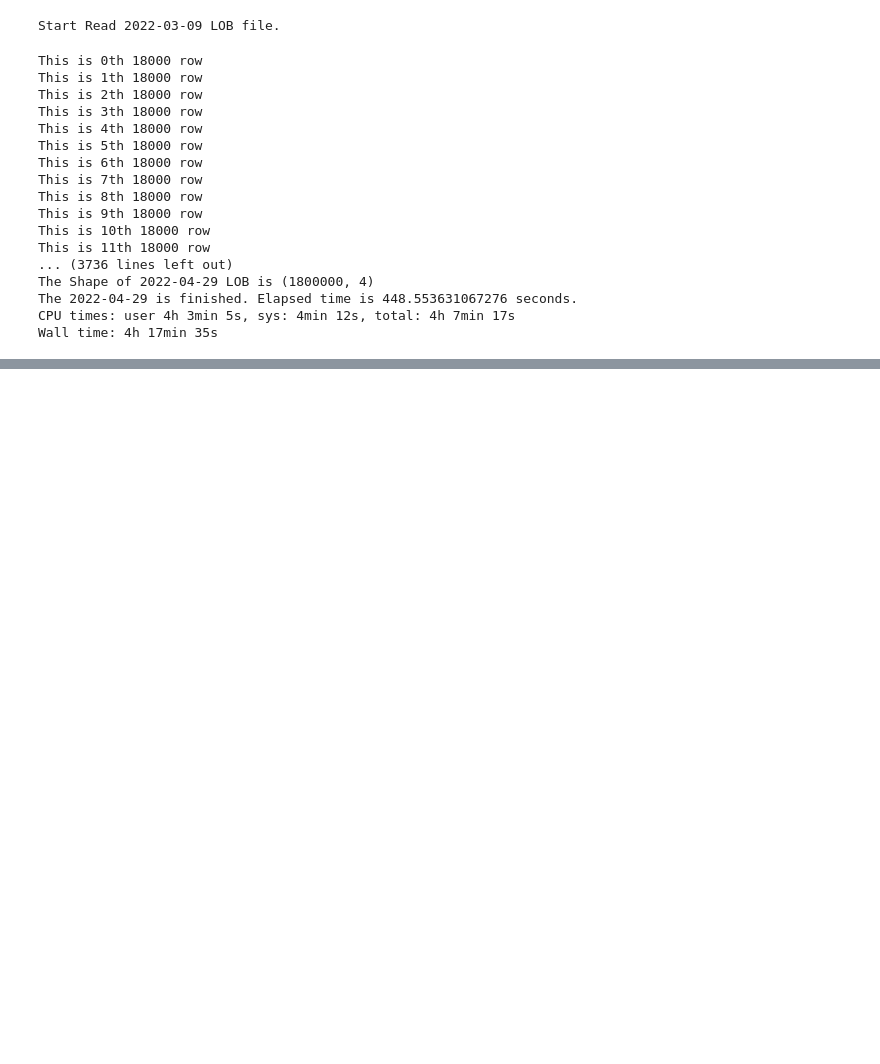
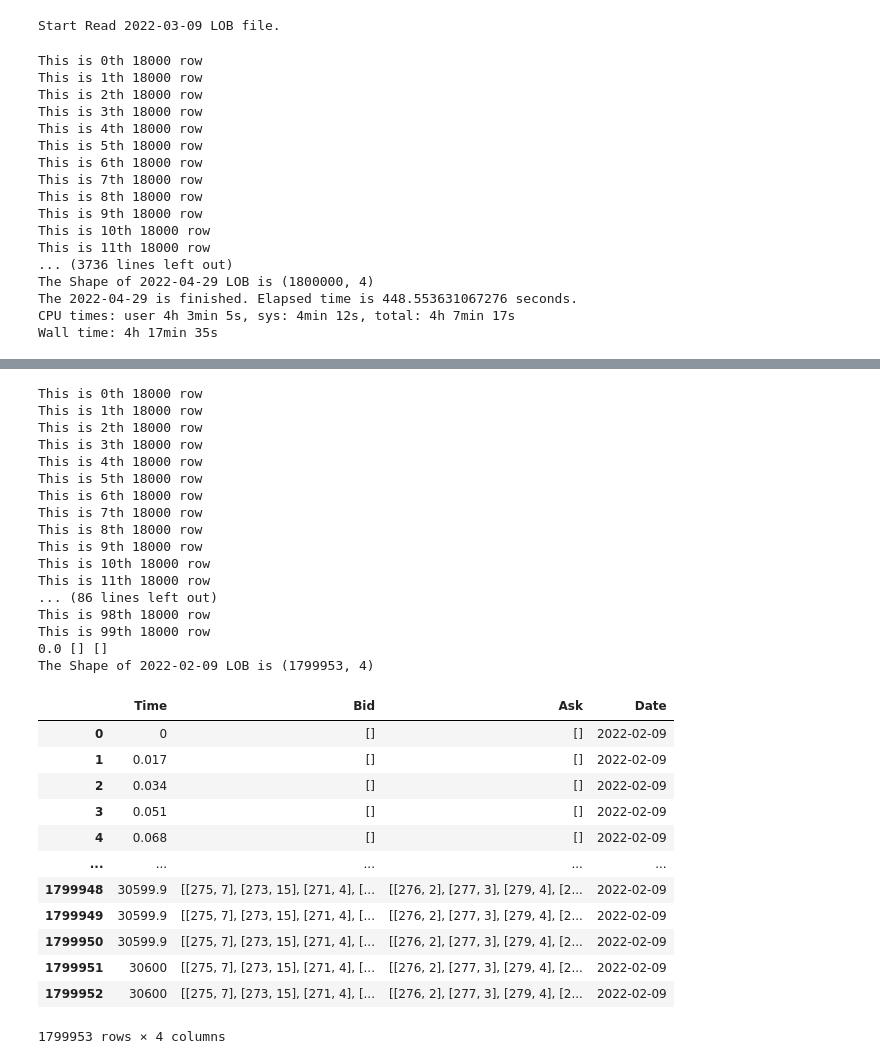
Before and after one commit to data-science-mini-project26/Mini_Project, a Jupyter notebook: Tianheng_Zhou/Tianheng-Zhou-New_Data_Wrangling_B03.ipynb, the cells around one changed output, grey strips where cells are left out. Cells and saved outputs as stored; diff of their text form; code cells hidden in the pictures; blank space fills up the shorter version.

```diff
--- a/Tianheng_Zhou/Tianheng-Zhou-New_Data_Wrangling_B03.ipynb
+++ b/Tianheng_Zhou/Tianheng-Zhou-New_Data_Wrangling_B03.ipynb
@@ -474,0 +655,33 @@ Wall time: 4h 17min 35s
+# %%
+Create_LOB_df_Improved(Read_LOB_Improved("TstB03_2022-02-09LOBs.txt"),'2022-02-09')
+# %% [output]
+This is 0th 18000 row
+This is 1th 18000 row
+This is 2th 18000 row
+This is 3th 18000 row
+This is 4th 18000 row
+This is 5th 18000 row
+This is 6th 18000 row
+This is 7th 18000 row
+This is 8th 18000 row
+This is 9th 18000 row
+This is 10th 18000 row
+This is 11th 18000 row
+... (86 lines left out)
+This is 98th 18000 row
+This is 99th 18000 row
+0.0 [] []
+The Shape of 2022-02-09 LOB is (1799953, 4)
+|  | Time | Bid | Ask | Date |
+| 0 | 0 | [] | [] | 2022-02-09 |
+| 1 | 0.017 | [] | [] | 2022-02-09 |
+| 2 | 0.034 | [] | [] | 2022-02-09 |
+| 3 | 0.051 | [] | [] | 2022-02-09 |
+| 4 | 0.068 | [] | [] | 2022-02-09 |
+| ... | ... | ... | ... | ... |
+| 1799948 | 30599.9 | [[275, 7], [273, 15], [271, 4], [... | [[276, 2], [277, 3], [279, 4], [2... | 2022-02-09 |
+| 1799949 | 30599.9 | [[275, 7], [273, 15], [271, 4], [... | [[276, 2], [277, 3], [279, 4], [2... | 2022-02-09 |
+| 1799950 | 30599.9 | [[275, 7], [273, 15], [271, 4], [... | [[276, 2], [277, 3], [279, 4], [2... | 2022-02-09 |
+| 1799951 | 30600 | [[275, 7], [273, 15], [271, 4], [... | [[276, 2], [277, 3], [279, 4], [2... | 2022-02-09 |
+| 1799952 | 30600 | [[275, 7], [273, 15], [271, 4], [... | [[276, 2], [277, 3], [279, 4], [2... | 2022-02-09 |
+1799953 rows × 4 columns
```
Also changed, not shown: parts of 33 cells of this notebook.
